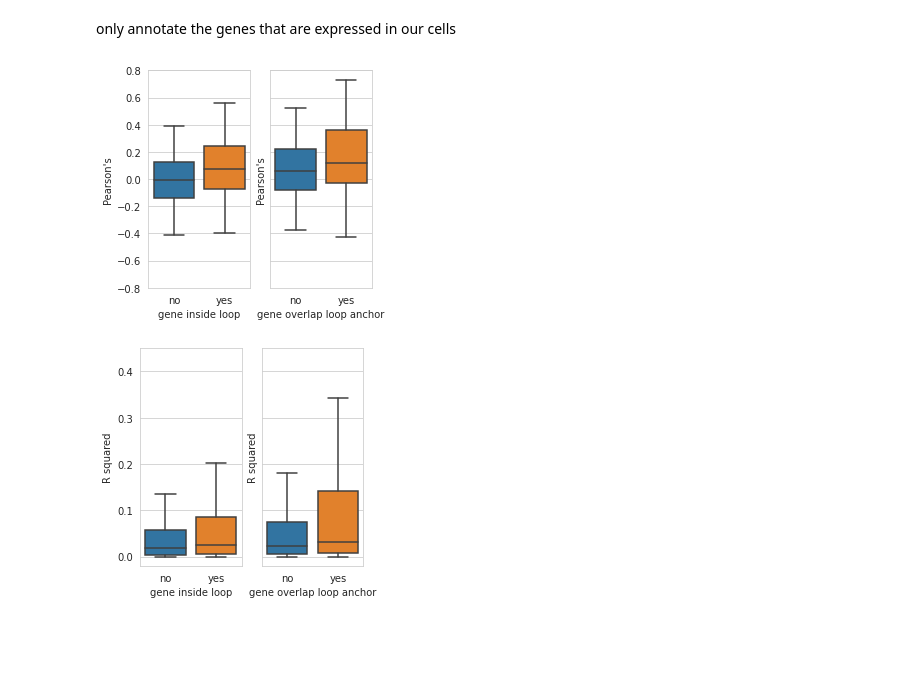
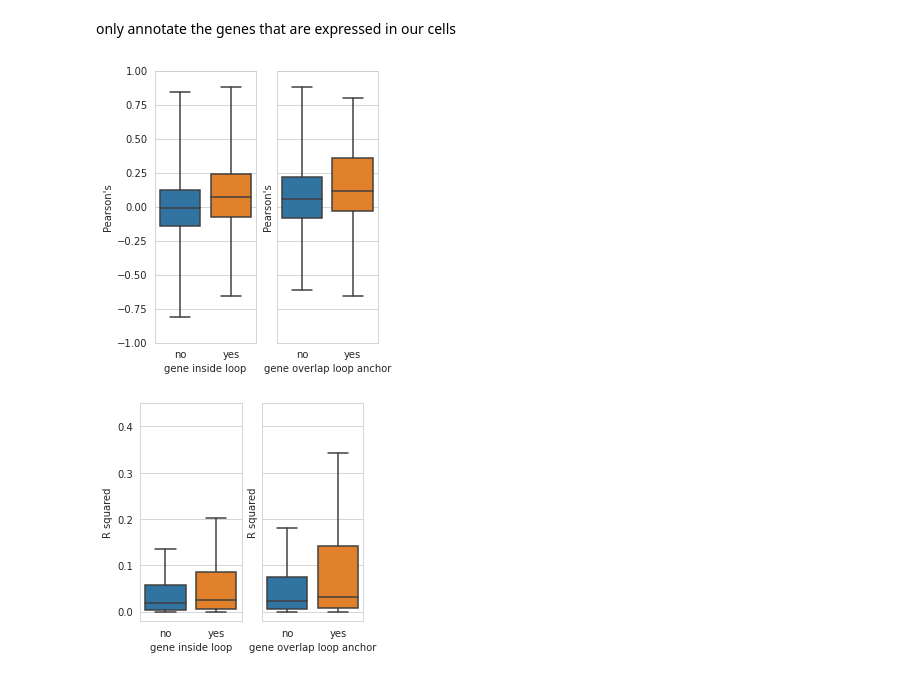
Before and after one commit to ChenfuShi/PsA_cleaned_analysis, a Jupyter notebook: integration_analysis/loop_correlation.ipynb, the cells around one changed output. Saved outputs shown, nothing was run; the diff lists cells and outputs as text; code cells hidden in the pictures; blank space fills up the shorter version.

```diff
--- a/integration_analysis/loop_correlation.ipynb
+++ b/integration_analysis/loop_correlation.ipynb
@@ -143,20 +143,20 @@ out["gene_is_contained"] = out.apply(lambda x: 1 if x["gene"] in x["genes_contai
 out["gene_is_overlapping"] = out.apply(lambda x: 1 if x["gene"] in x["genes_overlapping"] else 0, axis = 1)
 # %%
 sns.set_style("whitegrid")
-fig, axes = plt.subplots(1,2, figsize = (4,4), sharey = True, facecolor=(0, 0, 0, 0))
-sns.boxplot(data = out[out["gene_is_contained"] == 1], y = "pearson", x = "gene_is_overlapping", ax=axes[1], showfliers=False, whis=1)
+fig, axes = plt.subplots(1,2, figsize = (4,5), sharey = True, facecolor=(0, 0, 0, 0))
+sns.boxplot(data = out[out["gene_is_contained"] == 1], y = "pearson", x = "gene_is_overlapping", ax=axes[1], showfliers=False, whis=3)
 axes[1].set_xlabel("gene overlap loop anchor")
 axes[1].set_xticklabels(["no","yes"])
 axes[1].set_ylabel("Pearson's")
-axes[1].set_ylim((-0.8,0.8))
-sns.boxplot(data = out, y = "pearson", x = "gene_is_contained", ax=axes[0], showfliers=False, whis=1)
+axes[1].set_ylim((-1,1))
+sns.boxplot(data = out, y = "pearson", x = "gene_is_contained", ax=axes[0], showfliers=False, whis=3)
 axes[0].set_xlabel("gene inside loop")
 axes[0].set_xticklabels(["no","yes"])
 axes[0].set_ylabel("Pearson's")
 fig.savefig(f"{base_dir}/integration_analysis/figures/RNA_correlations_loops_pearson.png", dpi = 600)
 fig.savefig(f"{base_dir}/integration_analysis/figures/RNA_correlations_loops_pearson.svg", dpi = 600)
 # %% [output]
-[figure, old version]
+[figure, new version]
 # %%
 sns.set_style("whitegrid")
 fig, axes = plt.subplots(1,2, figsize = (4,4), sharey = True, facecolor=(0, 0, 0, 0))
```
Also changed, not shown: parts of 1 cell of this notebook, 4 other files.
